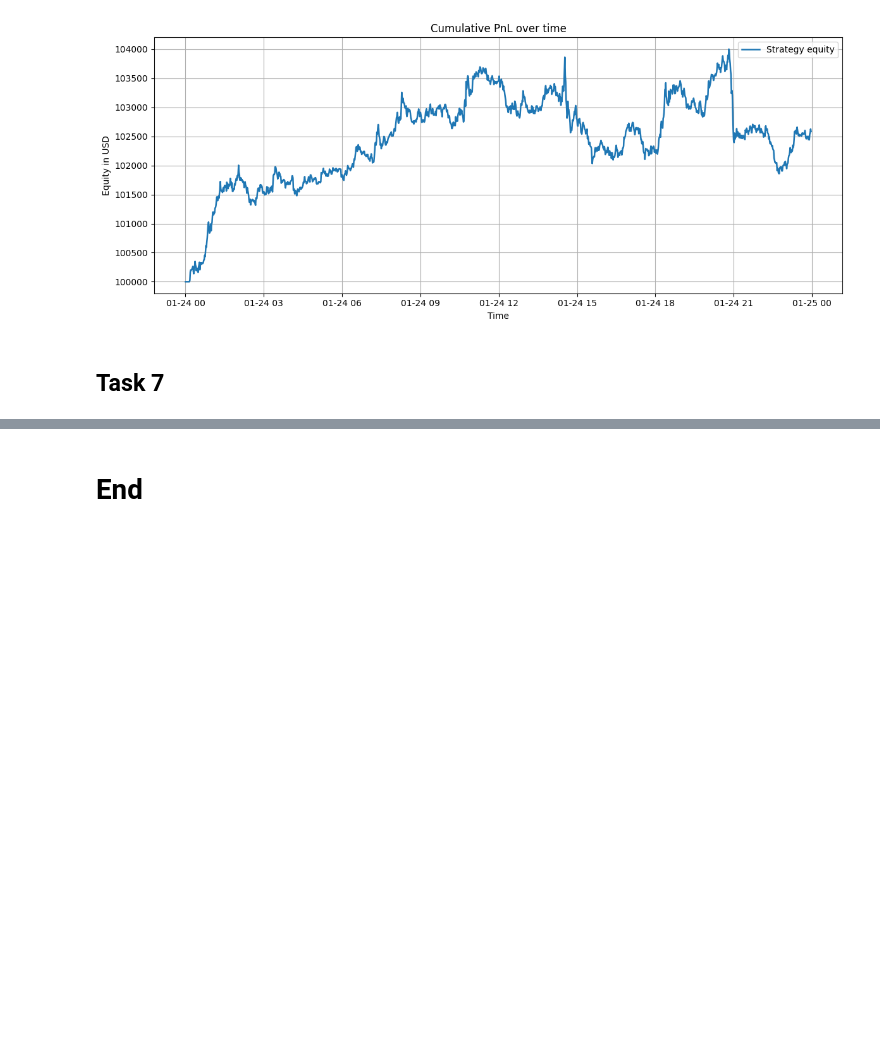
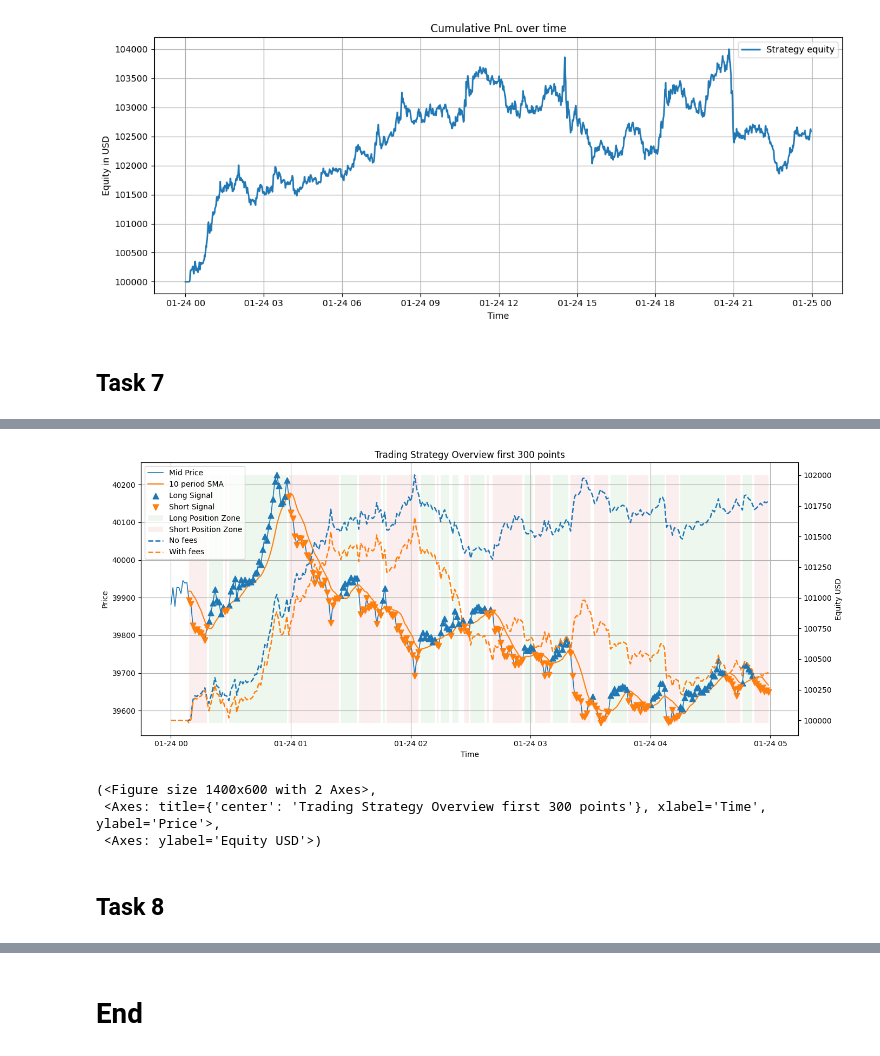
Before and after one commit to KBaja/Quant_research_task, a Jupyter notebook: task.ipynb, the cells around one changed output, grey strips where cells are left out. Cells and saved outputs as stored; diff of their text form; code cells hidden in the pictures; blank space fills up the shorter version.

```diff
--- a/task.ipynb
+++ b/task.ipynb
@@ -448,0 +133,16 @@ def backtest_strategy(
+# %%
+plot_strategy_overview_multi(
+    results,
+    equities={
+        "No fees": results["equity"],
+        "With fees": results_with_transaction_cost["equity"]
+    },
+    n_points=300
+)
+# %% [output]
+[figure, added]
+(<Figure size 1400x600 with 2 Axes>,
+ <Axes: title={'center': 'Trading Strategy Overview first 300 points'}, xlabel='Time', ylabel='Price'>,
+ <Axes: ylabel='Equity USD'>)
+# %% [markdown]
+## Task 8
```
Also changed, not shown: parts of 14 cells of this notebook, 3 other files.
